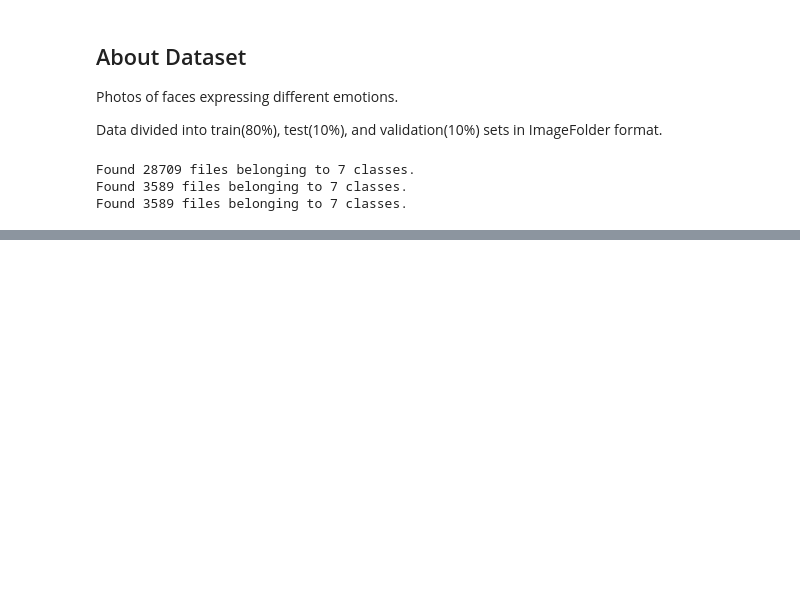
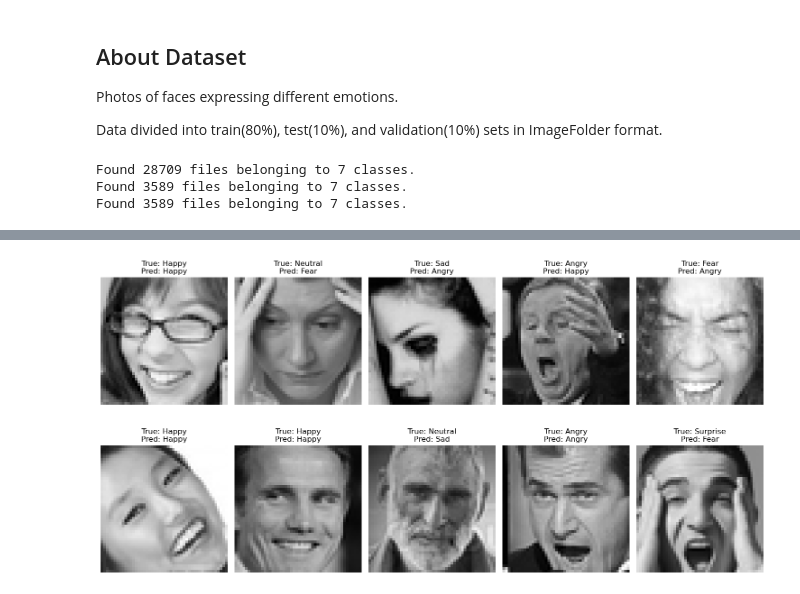
Before and after one commit to Islake/Neuroverkkoprojekti, a Jupyter notebook: Loppuprojekti/emotions_CNN.ipynb, the cells around one changed output, grey strips where cells are left out. Drawn from its saved outputs; the diff is of its cells as text; code cells hidden in the pictures; blank space fills up the shorter version.

```diff
--- a/Loppuprojekti/emotions_CNN.ipynb
+++ b/Loppuprojekti/emotions_CNN.ipynb
@@ -256,0 +212,41 @@ for k in range(10):
+# %%
+import numpy as np
+import matplotlib.pyplot as plt
+
+# Get a few test images and their true labels
+x_test = []
+y_test = []
+
+for images, labels in test_dataset:
+    x_test.append(images.numpy())
+    y_test.append(labels.numpy())
+
+x_test = np.concatenate(x_test, axis=0)
+y_test = np.concatenate(y_test, axis=0)
+
+# Make predictions
+y_pred = model.predict(x_test)
+y_pred_labels = np.argmax(y_pred, axis=1)
+
+# Visualize a few test images with true and predicted labels
+def visualize_predictions(start=0, num_images=10):
+    plt.figure(figsize=(15, 8))
+
+    for i in range(num_images):
+        plt.subplot(2, 5, i+1)  # 2 rows, 5 images per row
+        img = x_test[start + i]
+        img = np.clip(img, 0.0, 1.0)  # Ensure values are between 0 and 1
+        plt.imshow(img)  # Display the image
+        plt.axis('off')
+
+        true_label = names[y_test[start + i]]  # True label
+        pred_label = names[y_pred_labels[start + i]]  # Predicted label
+
+        plt.title(f"True: {true_label}\nPred: {pred_label}")
+
+    plt.tight_layout()
+    plt.show()
+
+# Visualize first 10 images from the test set
+visualize_predictions(start=0, num_images=10)
+# %% [output]
@@ -256,0 +256 @@ for k in range(10):
+[figure, added]
```
Also changed, not shown: parts of 11 cells of this notebook.
